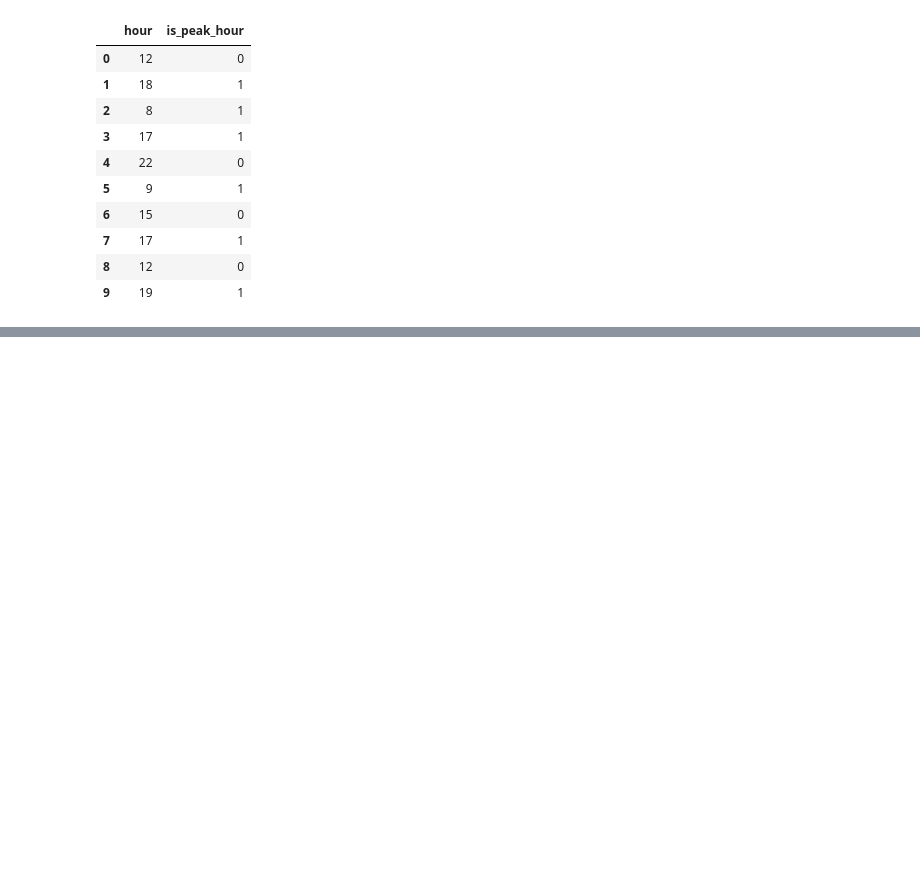
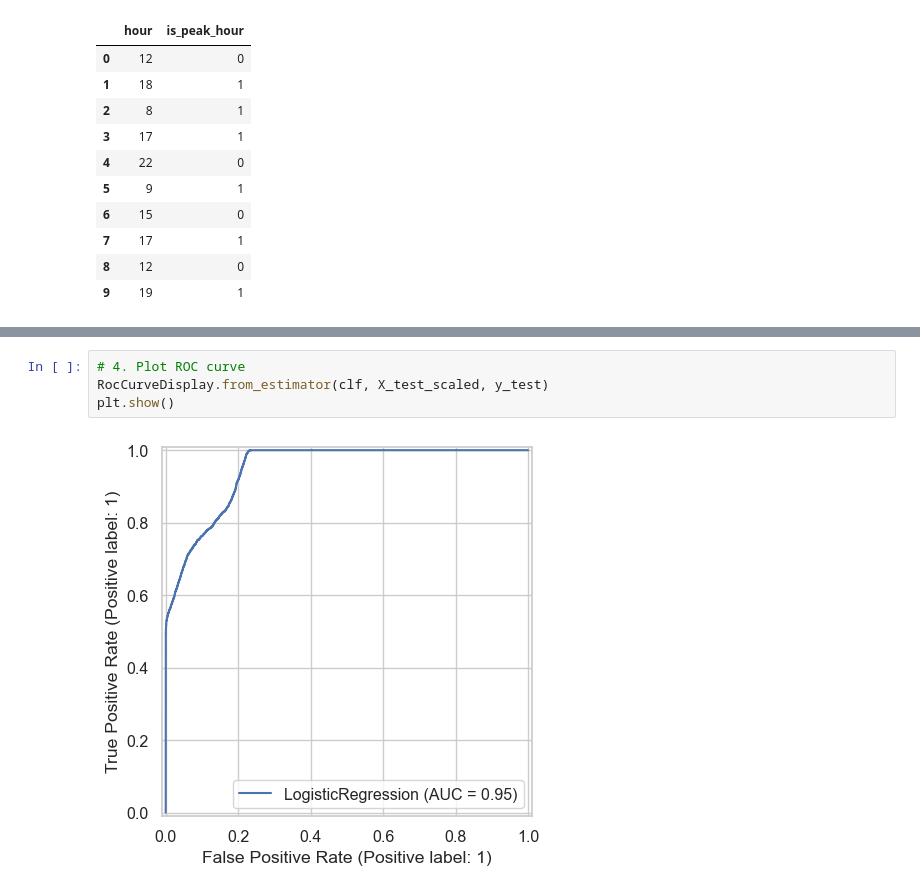
Before and after one commit to traha-89/Portafoglio, a Jupyter notebook: Uber Ride Cancellation Prediction/uber_ride_cancel_pred.ipynb, the cells around one changed output, grey strips where cells are left out. Saved outputs shown, nothing was run; the diff lists cells and outputs as text; blank space fills up the shorter version.

```diff
--- a/Uber Ride Cancellation Prediction/uber_ride_cancel_pred.ipynb
+++ b/Uber Ride Cancellation Prediction/uber_ride_cancel_pred.ipynb
@@ -673,0 +806,6 @@ df1.head()
+# %%
+# 4. Plot ROC curve
+RocCurveDisplay.from_estimator(clf, X_test_scaled, y_test)
+plt.show()
+# %% [output]
+[figure, added]
```
Also changed, not shown: parts of 50 cells of this notebook.
